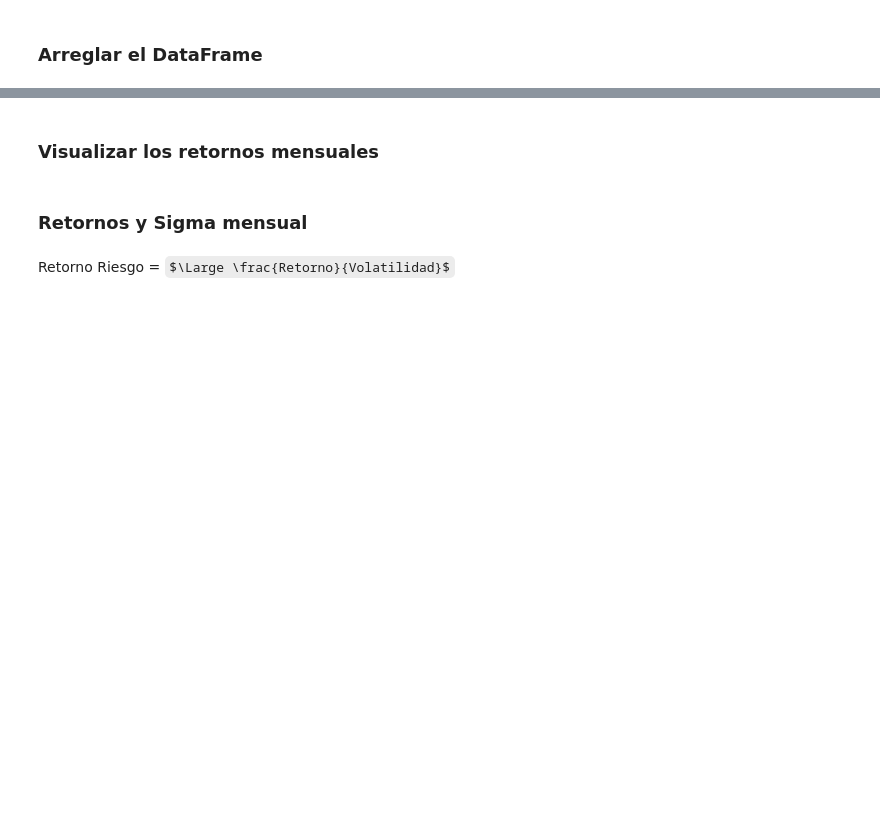
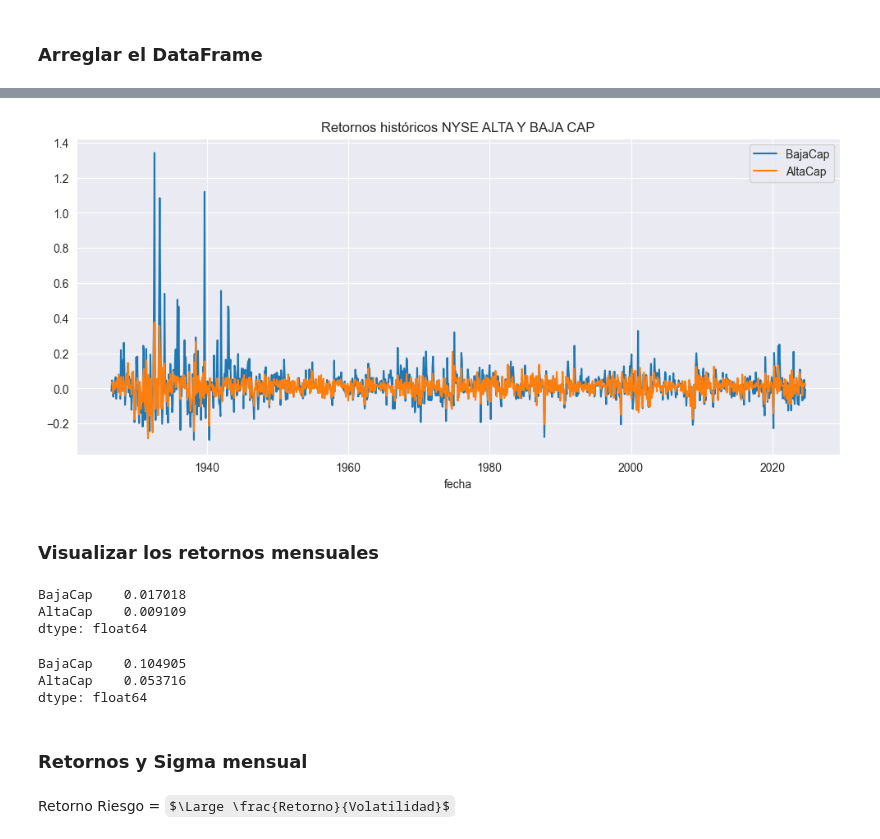
Before and after one commit to carlosdeoncedos/CienciaDatosFinanzas2024_11, a Jupyter notebook: Sesion9.ipynb, the cells around one changed output, grey strips where cells are left out. Saved outputs shown, nothing was run; the diff lists cells and outputs as text; code cells hidden in the pictures; some formulas as TeX source; blank space fills up the shorter version.

```diff
--- a/Sesion9.ipynb
+++ b/Sesion9.ipynb
@@ -792,6 +792,13 @@ En particular, los portafolios divididos por tamaño, o "market cap", normalment
 * Small Cap: Empresas con baja capitalización de mercado, las cuales son usualmente empresas más pequeñas o nuevas
 # %% [markdown]
 ### Importar librerías
+# %%
+import pandas as pd
+import matplotlib.pyplot as plt
+import seaborn as sns
+import numpy as np
+
+sns.set_style('darkgrid')
 # %% [markdown]
 ### Leer datos y guardarlos en un DataFrame de pandas
 # %%
@@ -801,2 +824,16 @@ df = pd.read_csv(url, compression='zip', skiprows=1195, nrows=1179)
 # %% [markdown]
 ### Arreglar el DataFrame
+# %%
+# Convertir la columna0 a fecha
+df.rename(columns={'Unnamed: 0': 'fecha'}, inplace=True)
+
+df['fecha'] = pd.to_datetime(df['fecha'], format='%Y%m').dt.date
+
+#fecha como index
+df.set_index('fecha', inplace=True)
+
+df = df[['Lo 10', 'Hi 10']].copy()
+df.rename(columns={'Hi 10':'AltaCap', 'Lo 10': 'BajaCap'}, inplace=True)
+# %%
+df = df/100
+df
@@ -803,5 +855,21 @@ df = pd.read_csv(url, compression='zip', skiprows=1195, nrows=1179)
+# %%
+df.plot(figsize=(12,5), title='Retornos históricos NYSE ALTA Y BAJA CAP');
+# %% [output]
+[figure, added]
 # %% [markdown]
 ### Visualizar los retornos mensuales
+# %%
+df.mean()
+# %% [output]
+BajaCap    0.017018
+AltaCap    0.009109
+dtype: float64
+# %%
+df.std()
+# %% [output]
+BajaCap    0.104905
+AltaCap    0.053716
+dtype: float64
 # %% [markdown]
 ### Retornos y Sigma mensual
 # %% [markdown]
```
Also changed, not shown: parts of 28 cells of this notebook.
